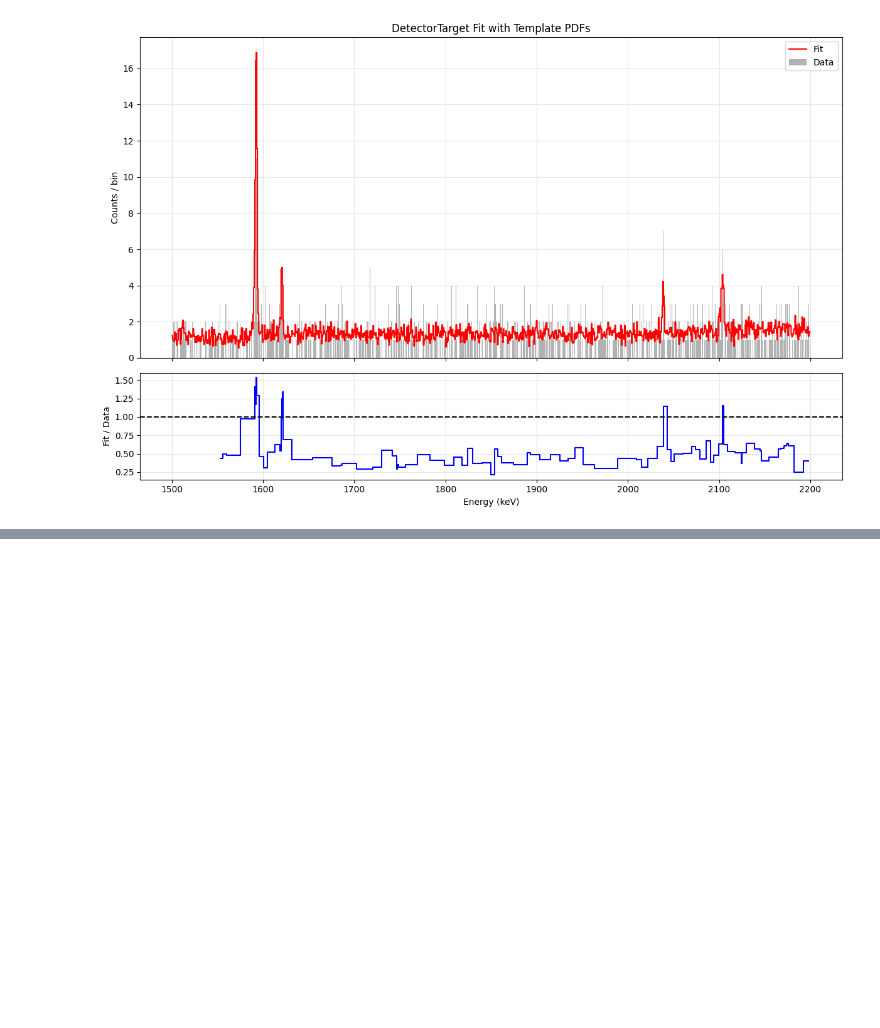
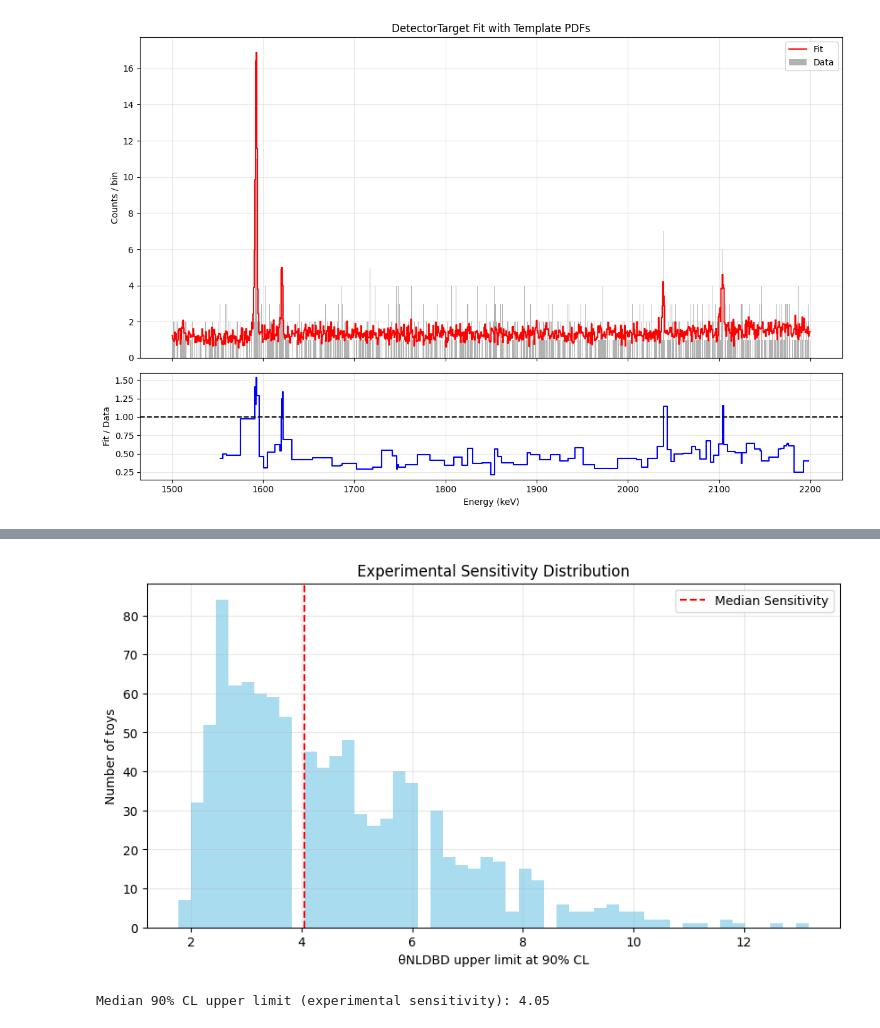
Before and after one commit to TangyKiwi/DSC-291-Final-Project, a Jupyter notebook: scripts/fit.ipynb, the cells around one changed output, grey strips where cells are left out. Drawn from its saved outputs; the diff is of its cells as text; code cells hidden in the pictures; blank space fills up the shorter version.

```diff
--- a/scripts/fit.ipynb
+++ b/scripts/fit.ipynb
@@ -86,0 +235,9 @@ theta_ovbb = 7.07 ± 2.80
+# %%
+n_toys = 1000  # or 1000 for more precise result
+upper_limits, median_sens = compute_sensitivity(n_toys,
+                                                counts_Target,
+                                                pdf_A, pdf_B, pdf_C, pdf_ovbb,
+                                                theta_fit)
+# %% [output]
+[figure, added]
+Median 90% CL upper limit (experimental sensitivity): 4.05
```
Also changed, not shown: parts of 4 cells of this notebook.
